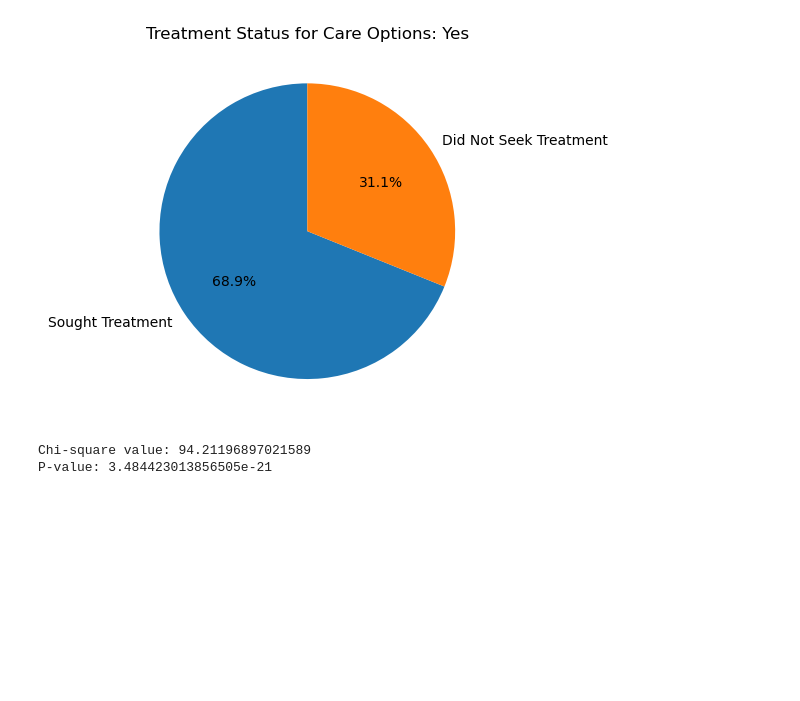
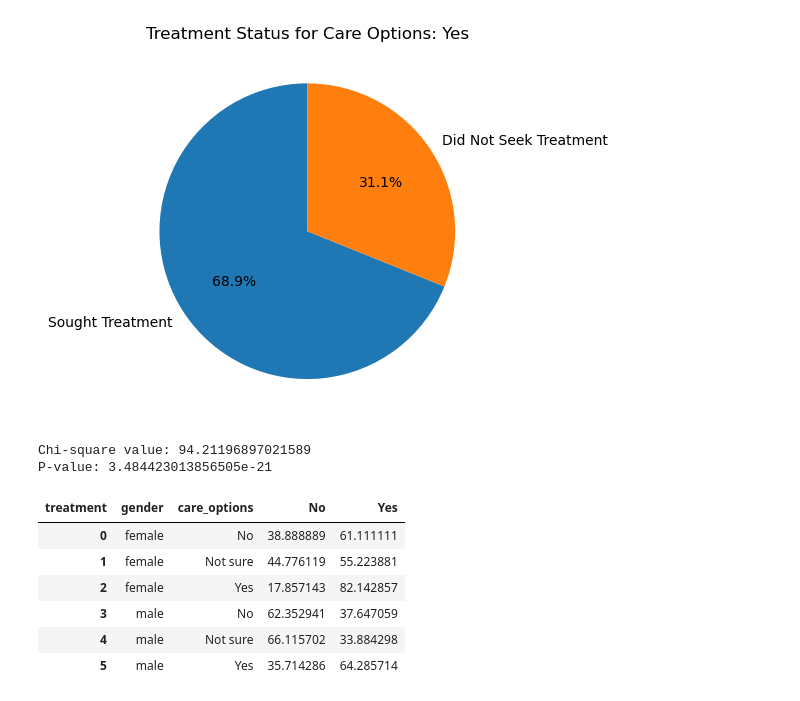
Before and after one commit to Bettypani/mental-health-survey-analysis, a Jupyter notebook: code/survey-data-script.ipynb, the cells around one changed output. Saved outputs shown, nothing was run; the diff lists cells and outputs as text; code cells hidden in the pictures; blank space fills up the shorter version.

```diff
--- a/code/survey-data-script.ipynb
+++ b/code/survey-data-script.ipynb
@@ -102,3 +102,23 @@ print(f"P-value: {p}")
 [figure]
 Chi-square value: 94.21196897021589
 P-value: 3.484423013856505e-21
+# %%
+# Group by 'Gender', 'care_options', and 'treatment', and count the occurrences
+gender_care_options_treatment_counts = survey_data_df.groupby(['gender', 'care_options', 'treatment']).size().unstack().fillna(0)
+
+# Calculate percentages within each subgroup
+gender_care_options_percentages = gender_care_options_treatment_counts.div(gender_care_options_treatment_counts.sum(axis=1), axis=0) * 100
+
+# Reset index for a cleaner display
+gender_care_options_percentages.reset_index(inplace=True)
+
+# Display the percentages in a DataFrame
+gender_care_options_percentages
+# %% [output]
+| treatment | gender | care_options | No | Yes |
+| 0 | female | No | 38.888889 | 61.111111 |
+| 1 | female | Not sure | 44.776119 | 55.223881 |
+| 2 | female | Yes | 17.857143 | 82.142857 |
+| 3 | male | No | 62.352941 | 37.647059 |
+| 4 | male | Not sure | 66.115702 | 33.884298 |
+| 5 | male | Yes | 35.714286 | 64.285714 |
```
Also changed, not shown: parts of 1 cell of this notebook.
